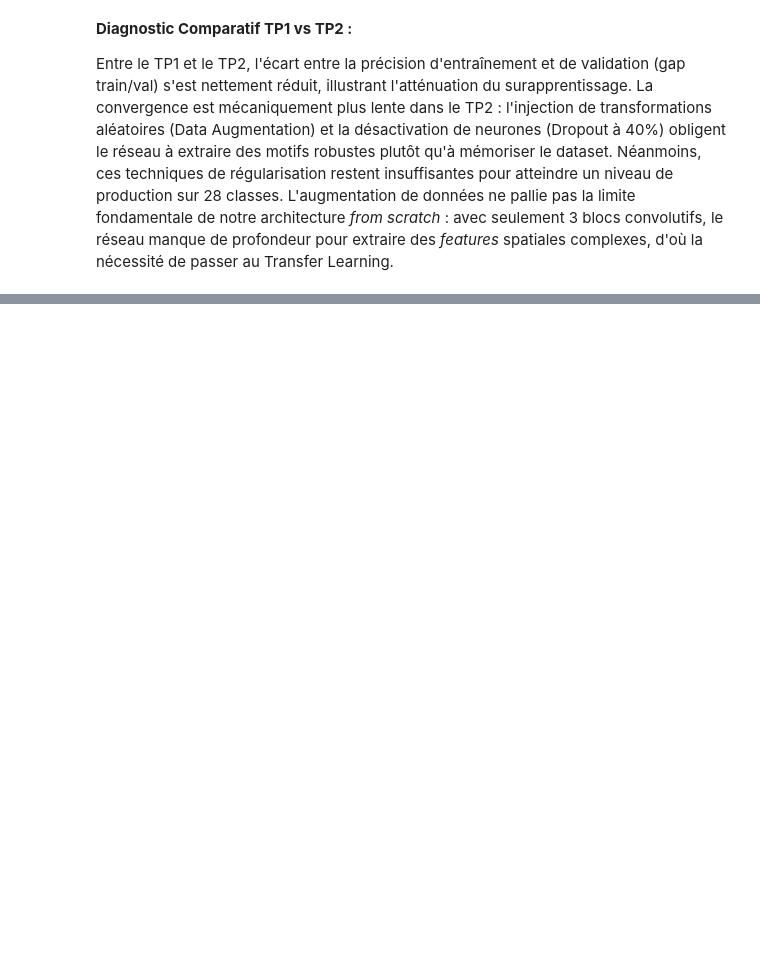
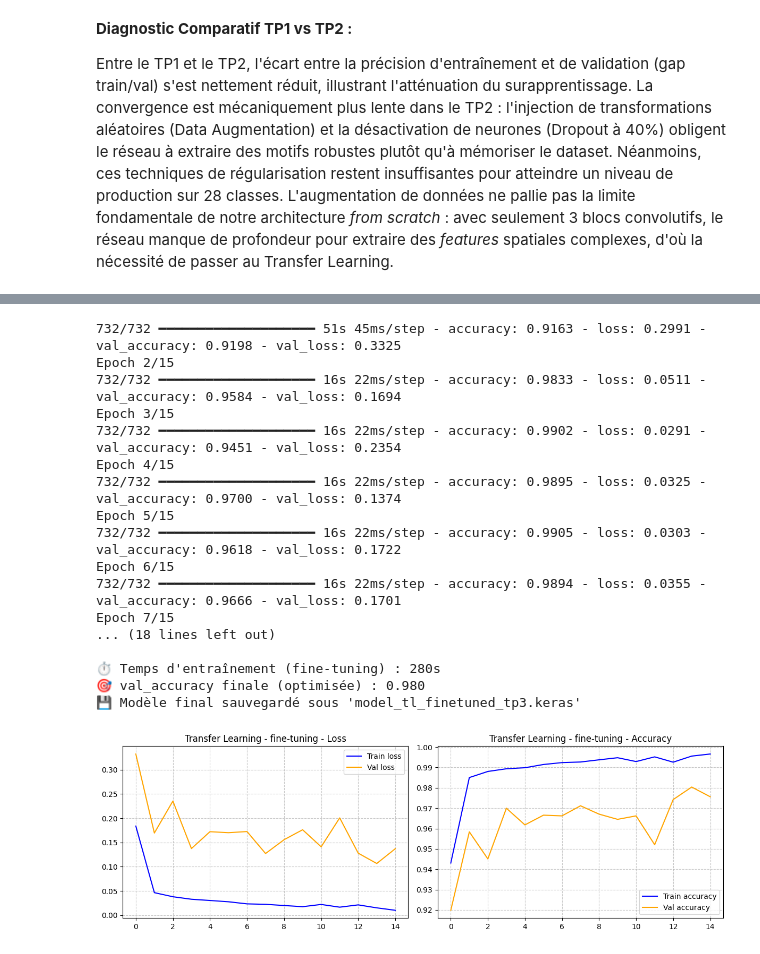
Before and after one commit to Anas7823/CNN-Anti-gaspillage, a Jupyter notebook: cnn-anti-gaspillage.ipynb, the cells around one changed output, grey strips where cells are left out. Drawn from its saved outputs; the diff is of its cells as text; code cells hidden in the pictures; blank space fills up the shorter version.

```diff
--- a/cnn-anti-gaspillage.ipynb
+++ b/cnn-anti-gaspillage.ipynb
@@ -597,0 +764,61 @@ Entre le TP1 et le TP2, l'écart entre la précision d'entraînement et de valid
+# %%
+import time
+from tensorflow.keras.optimizers import Adam
+import tensorflow as tf
+
+print("➡️ Déverrouillage de la base MobileNetV2...")
+base_model.trainable = True
+print(f"Nombre total de couches dans la base : {len(base_model.layers)}")
+
+# --- 1. Sélection des couches à dégeler (les 20% dernières) ---
+fine_tune_at = int(len(base_model.layers) * 0.8)
+
+# On gèle tout ce qui est AVANT cet index (les textures de base)
+for layer in base_model.layers[:fine_tune_at]:
+    layer.trainable = False
+
+print(f"Couches dégélées pour le fine-tuning : {len(base_model.layers) - fine_tune_at}")
+
+# Vérification du nombre de paramètres qui vont bouger
+trainable_count = sum(p.numpy().size for p in model_tl.trainable_variables)
+print(f"Paramètres entraînables (Tête + 20% de la base) : {trainable_count:,}")
+
+# --- 2. Recompilation avec un Learning Rate très faible (1e-4) ---
+# C'est le secret du fine-tuning : on y va doucement pour ne pas faire de "catastrophic forgetting"
+model_tl.compile(
+    optimizer=Adam(learning_rate=1e-4),
+    loss='categorical_crossentropy', # Toujours en multi-classes !
+    metrics=['accuracy']
+)
+
+# --- 3. Callbacks ---
+# On surveille la val_accuracy cette fois, avec une patience de 5
+early_stopping_tl = tf.keras.callbacks.EarlyStopping(
+    monitor='val_accuracy',
+    patience=5,
+    restore_best_weights=True,
+    verbose=1
+)
+
+# --- 4. Entraînement Final ---
+print("\n🚀 Lancement du Fine-Tuning (15 epochs max)...")
+start_finetune = time.time()
+
+history_tl_finetune = model_tl.fit(
+    train_ds_tl,
+    epochs=15,
+    validation_data=val_ds_tl,
+    callbacks=[tensorboard_callback_tl, early_stopping_tl]
+)
+
+training_time_finetune = time.time() - start_finetune
+
+# --- 5. Diagnostic et Sauvegarde ---
+print(f"\n⏱️ Temps d'entraînement (fine-tuning) : {training_time_finetune:.0f}s")
+print(f"🎯 val_accuracy finale (optimisée) : {max(history_tl_finetune.history['val_accuracy']):.3f}")
+
+model_tl.save('/kaggle/working/model_tl_finetuned_tp3.keras')
+print("💾 Modèle final sauvegardé sous 'model_tl_finetuned_tp3.keras'")
+
+plot_history(history_tl_finetune, "Transfer Learning - fine-tuning")
+# %% [output]
@@ -597,0 +837,18 @@ Entre le TP1 et le TP2, l'écart entre la précision d'entraînement et de valid
+732/732 ━━━━━━━━━━━━━━━━━━━━ 51s 45ms/step - accuracy: 0.9163 - loss: 0.2991 - val_accuracy: 0.9198 - val_loss: 0.3325
+Epoch 2/15
+732/732 ━━━━━━━━━━━━━━━━━━━━ 16s 22ms/step - accuracy: 0.9833 - loss: 0.0511 - val_accuracy: 0.9584 - val_loss: 0.1694
+Epoch 3/15
+732/732 ━━━━━━━━━━━━━━━━━━━━ 16s 22ms/step - accuracy: 0.9902 - loss: 0.0291 - val_accuracy: 0.9451 - val_loss: 0.2354
+Epoch 4/15
+732/732 ━━━━━━━━━━━━━━━━━━━━ 16s 22ms/step - accuracy: 0.9895 - loss: 0.0325 - val_accuracy: 0.9700 - val_loss: 0.1374
+Epoch 5/15
+732/732 ━━━━━━━━━━━━━━━━━━━━ 16s 22ms/step - accuracy: 0.9905 - loss: 0.0303 - val_accuracy: 0.9618 - val_loss: 0.1722
+Epoch 6/15
+732/732 ━━━━━━━━━━━━━━━━━━━━ 16s 22ms/step - accuracy: 0.9894 - loss: 0.0355 - val_accuracy: 0.9666 - val_loss: 0.1701
+Epoch 7/15
+... (18 lines left out)
+
+⏱️ Temps d'entraînement (fine-tuning) : 280s
+🎯 val_accuracy finale (optimisée) : 0.980
+💾 Modèle final sauvegardé sous 'model_tl_finetuned_tp3.keras'
+[figure, added]
```
Also changed, not shown: parts of 10 cells of this notebook, 9 other files.
